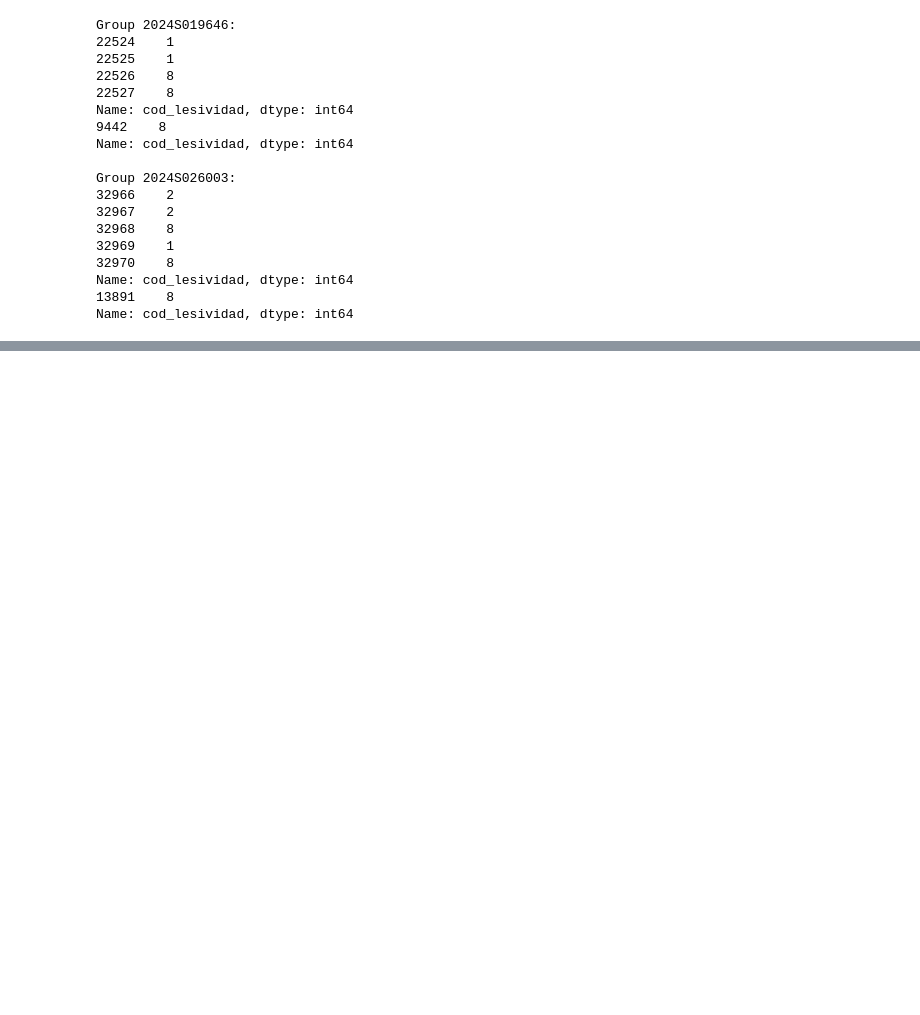
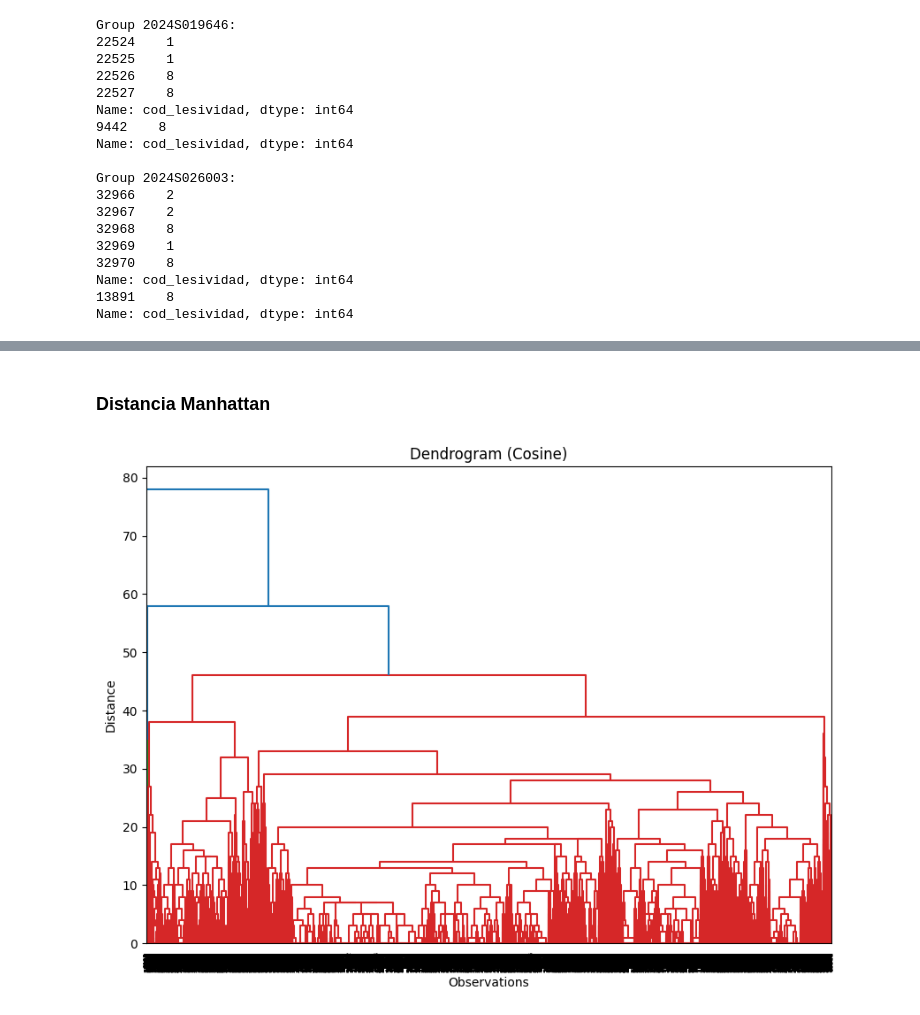
Before and after one commit to kliniik/Practica_AAI_2, a Jupyter notebook: 1_jerarquico.ipynb, the cells around one changed output, grey strips where cells are left out. Cells and saved outputs as stored; diff of their text form; code cells hidden in the pictures; blank space fills up the shorter version.

```diff
--- a/1_jerarquico.ipynb
+++ b/1_jerarquico.ipynb
@@ -1202,0 +1276,14 @@ coseno…).
+# %% [markdown]
+### Distancia Manhattan
+# %%
+linkage_matrix_manhattan = linkage(df_grouped, method='complete', metric='cityblock')
+
+# Dendrograma para visualizar el enlace jerárquico con distancia coseno
+plt.figure(figsize=(10, 7))
+dendrogram(linkage_matrix_manhattan, labels=df_grouped.index, leaf_rotation=90)
+plt.title('Dendrogram (Cosine)')
+plt.xlabel('Observations')
+plt.ylabel('Distance')
+plt.show()
+# %% [output]
+[figure, added]
```
Also changed, not shown: parts of 56 cells of this notebook.
